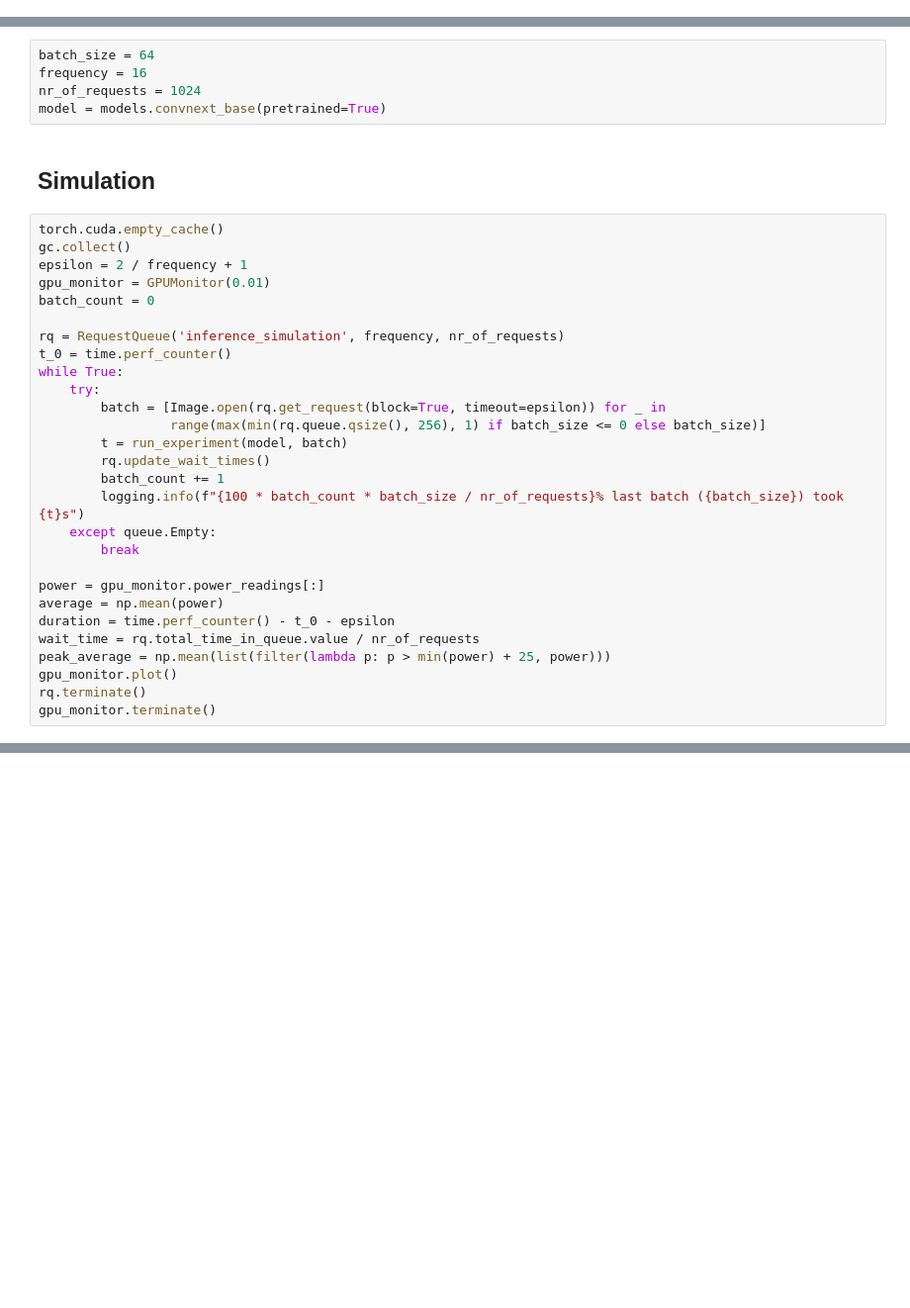
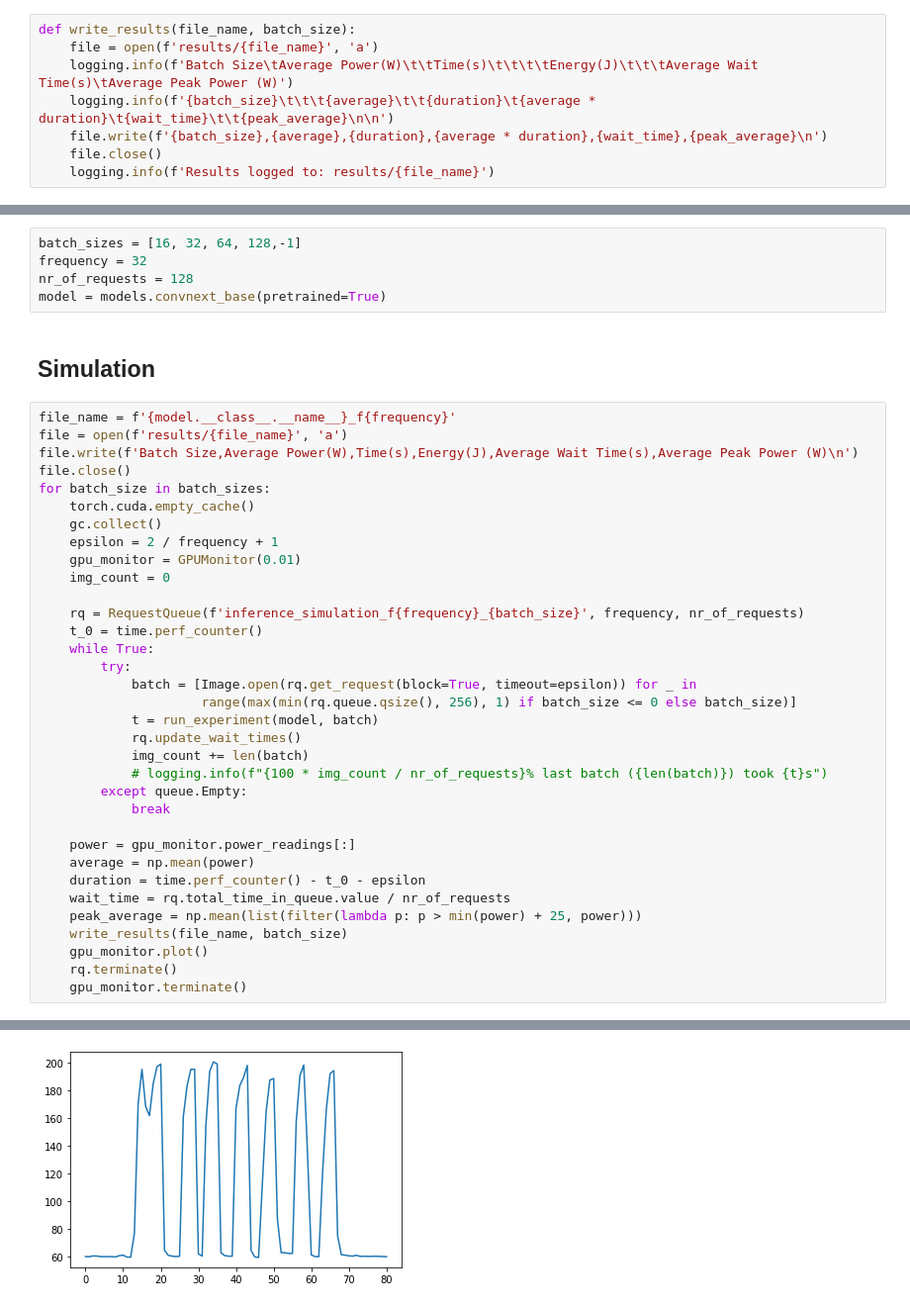
Before and after one commit to yarally/preliminary-green-ai, a Jupyter notebook: part2/torch_visual_inference_tool.ipynb, the cells around one changed output, grey strips where cells are left out. Shown at 99% size. Cells and saved outputs as stored; diff of their text form; blank space fills up the shorter version.

Commit message:
Loop through batchsizes during experiment

```diff
--- a/part2/torch_visual_inference_tool.ipynb
+++ b/part2/torch_visual_inference_tool.ipynb
@@ -127,38 +129,52 @@ def run_experiment(model_, input_images_):
+# %%
+def write_results(file_name, batch_size):
+    file = open(f'results/{file_name}', 'a')
+    logging.info(f'Batch Size\tAverage Power(W)\t\tTime(s)\t\t\t\tEnergy(J)\t\t\tAverage Wait Time(s)\tAverage Peak Power (W)')
+    logging.info(f'{batch_size}\t\t\t{average}\t\t{duration}\t{average * duration}\t{wait_time}\t\t{peak_average}\n\n')
+    file.write(f'{batch_size},{average},{duration},{average * duration},{wait_time},{peak_average}\n')
+    file.close()
+    logging.info(f'Results logged to: results/{file_name}')
 # %% [markdown]
 ## Configuration
 # %%
-batch_size = 64
-frequency = 16
-nr_of_requests = 1024
+batch_sizes = [16, 32, 64, 128,-1]
+frequency = 32
+nr_of_requests = 128
 model = models.convnext_base(pretrained=True)
 # %% [markdown]
 ## Simulation
 # %%
-torch.cuda.empty_cache()
-gc.collect()
-epsilon = 2 / frequency + 1
-gpu_monitor = GPUMonitor(0.01)
-batch_count = 0
+file_name = f'{model.__class__.__name__}_f{frequency}'
+file = open(f'results/{file_name}', 'a')
+file.write(f'Batch Size,Average Power(W),Time(s),Energy(J),Average Wait Time(s),Average Peak Power (W)\n')
+file.close()
+for batch_size in batch_sizes:
+    torch.cuda.empty_cache()
+    gc.collect()
+    epsilon = 2 / frequency + 1
+    gpu_monitor = GPUMonitor(0.01)
+    img_count = 0
 
-rq = RequestQueue('inference_simulation', frequency, nr_of_requests)
-t_0 = time.perf_counter()
-while True:
-    try:
-        batch = [Image.open(rq.get_request(block=True, timeout=epsilon)) for _ in
-                 range(max(min(rq.queue.qsize(), 256), 1) if batch_size <= 0 else batch_size)]
-        t = run_experiment(model, batch)
-        rq.update_wait_times()
-        batch_count += 1
-        logging.info(f"{100 * batch_count * batch_size / nr_of_requests}% last batch ({batch_size}) took {t}s")
-    except queue.Empty:
-        break
+    rq = RequestQueue(f'inference_simulation_f{frequency}_{batch_size}', frequency, nr_of_requests)
+    t_0 = time.perf_counter()
+    while True:
+        try:
+            batch = [Image.open(rq.get_request(block=True, timeout=epsilon)) for _ in
+                     range(max(min(rq.queue.qsize(), 256), 1) if batch_size <= 0 else batch_size)]
+            t = run_experiment(model, batch)
+            rq.update_wait_times()
+            img_count += len(batch)
+            # logging.info(f"{100 * img_count / nr_of_requests}% last batch ({len(batch)}) took {t}s")
+        except queue.Empty:
+            break
 
-power = gpu_monitor.power_readings[:]
-average = np.mean(power)
-duration = time.perf_counter() - t_0 - epsilon
-wait_time = rq.total_time_in_queue.value / nr_of_requests
-peak_average = np.mean(list(filter(lambda p: p > min(power) + 25, power)))
-gpu_monitor.plot()
-rq.terminate()
-gpu_monitor.terminate()
+    power = gpu_monitor.power_readings[:]
+    average = np.mean(power)
+    duration = time.perf_counter() - t_0 - epsilon
+    wait_time = rq.total_time_in_queue.value / nr_of_requests
+    peak_average = np.mean(list(filter(lambda p: p > min(power) + 25, power)))
+    write_results(file_name, batch_size)
+    gpu_monitor.plot()
+    rq.terminate()
+    gpu_monitor.terminate()
 # %% [output]
@@ -174,0 +187 @@ KeyboardInterrupt
+[figure, added]
```
Also changed, not shown: parts of 4 cells of this notebook.
